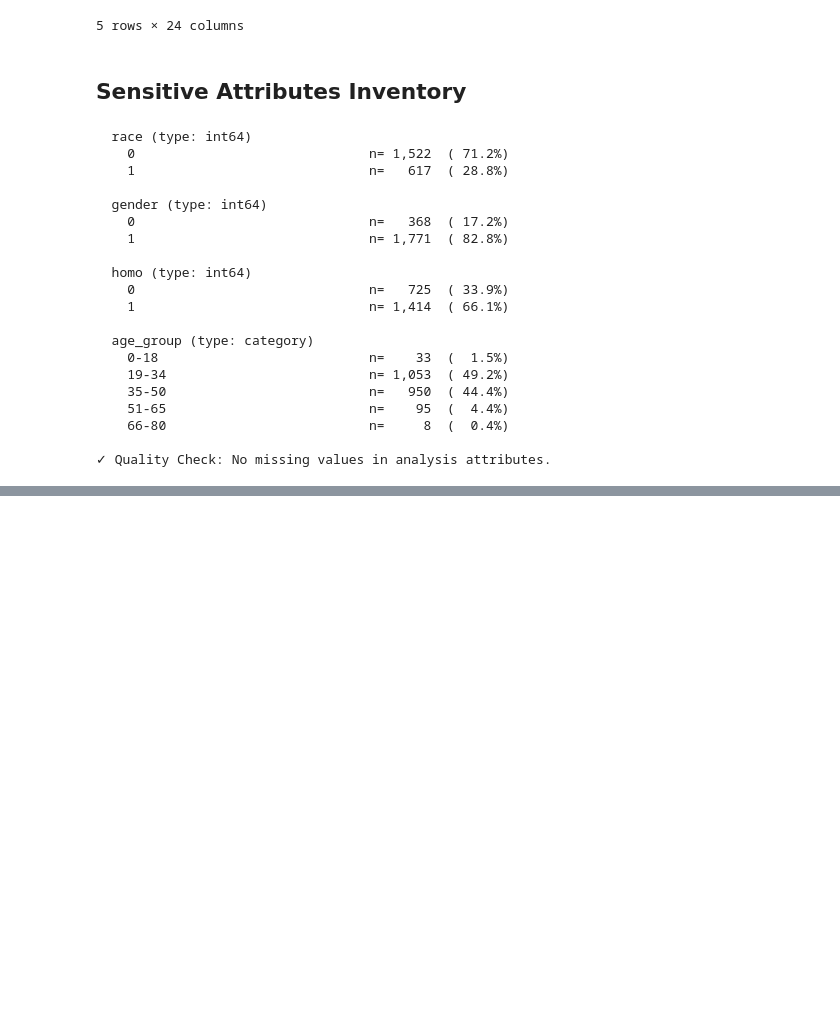
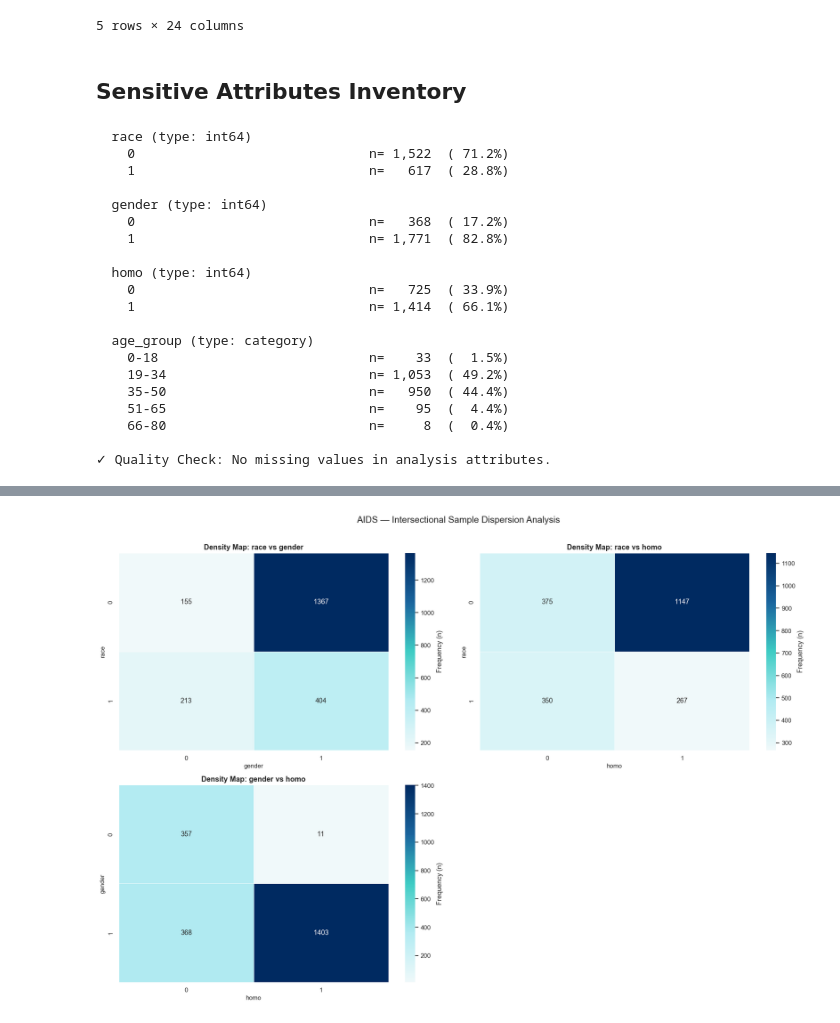
Before and after one commit to asvarella/intersectional-bias-fairness-healthcare, a Jupyter notebook: notebooks/aids_intersectional_analysis.ipynb, the cells around one changed output, grey strips where cells are left out. Drawn from its saved outputs; the diff is of its cells as text; code cells hidden in the pictures; blank space fills up the shorter version.

Commit message:
end of experiment block 2

```diff
--- a/notebooks/aids_intersectional_analysis.ipynb
+++ b/notebooks/aids_intersectional_analysis.ipynb
@@ -22,6 +22,7 @@ import os
 sys.path.append(os.path.abspath("../utils"))
 from config import DATA_PATH
 
+DATASET_NAME = "AIDS"
 # Target variable = censoring indicator (cid). 1 means death, 0 means censored
 # already renamed cid to target in pre-processed table
 TARGET_COL = "target"
@@ -31,13 +32,14 @@ FAVORABLE_LABEL = 0
 SENSITIVE_ATTRS = ["race", "gender", "homo"]
 
 # Privileged subgroups
+# In the context of this study, privileged groups comprise the majority of existing samples
 PRIVILEGED =  {
     "gender": 1, # male
     "race": 0, # white
-    "homo": 1 # yes?
+    "homo": 1 # yes
 }
 
-MIN_SUBGROUP_COUNT = 80
+MIN_SUBGROUP_COUNT = 60
 # %% [markdown]
 ### Visual configurations
 # %%
@@ -220,0 +234,84 @@ else:
+# %%
+import itertools
+import math
+import os
+
+# Exhaustive pair generation
+# Identity intersections (sensitive x sensitive)
+sens_pairs = list(itertools.combinations(SENSITIVE_ATTRS, 2))
+
+print(f"{'='*75}")
+print(f"  INTERSECTIONAL VIABILITY SCANNER — AIDS")
+print(f"{'='*75}")
+print(f"  Minimum Threshold (n): {MIN_SUBGROUP_COUNT}")
+print(f"  Total combinations tested: {len(sens_pairs)}\n")
+
+viability_records = []
+
+for attr_a, attr_b in sens_pairs:
+    # Cross-tabulation
+    ct = pd.crosstab(df_pp[attr_a], df_pp[attr_b])
+
+    total_subgroups = ct.size
+    min_n_found= int(ct.values.min())
+
+    # Viability Criterion: cells meeting the threshold
+    viable_cells = (ct >= MIN_SUBGROUP_COUNT).sum().sum()
+    viability_pct = (viable_cells / total_subgroups) * 100
+
+    # Verdict definition
+    if viability_pct == 100:
+        verdict = "FULL ✅"
+    elif viability_pct >= 50:
+        verdict = "PARTIAL ⚠️"
+    else:
+        verdict = "CRITICAL ❌"
+
+    viability_records.append({
+        "Intersection Pair": f"{attr_a} × {attr_b}",
+        "Subgroups": total_subgroups,
+        "Min N": min_n_found,
+        "Viability (%)": f"{viability_pct:.1f}%",
+        "Verdict": verdict
+    })
+
+# Display Summary Table
+summary_df = pd.DataFrame(viability_records)
+print(summary_df.to_string(index=False))
+
+# Visualization
+plot_pairs = sens_pairs
+n_plot = len(plot_pairs)
+n_cols = 2
+n_rows = math.ceil(n_plot / n_cols)
+
+fig, axes = plt.subplots(n_rows, n_cols, figsize=(18, 6 * n_rows))
+axes = axes.flatten()
+
+
+for i, (attr_a, attr_b) in enumerate(plot_pairs):
+    ct = pd.crosstab(df_pp[attr_a], df_pp[attr_b])
+
+    # Heatmap using Lab Palette and Wilson-ready annotations
+    sab.heatmap(ct, annot=True, fmt="d", cmap=LAB_CMAP, ax=axes[i],
+                linewidths=0.5, cbar_kws={"label": "Frequency (n)"})
+
+    axes[i].set_title(f"Density Map: {attr_a} vs {attr_b}", fontsize=13, fontweight='bold')
+    axes[i].set_xlabel(attr_b, fontsize=11)
+    axes[i].set_ylabel(attr_a, fontsize=11)
+
+# Clean empty axes
+for j in range(i + 1, len(axes)):
+    fig.delaxes(axes[j])
+
+plt.suptitle(f"{DATASET_NAME} — Intersectional Sample Dispersion Analysis", fontsize=16, y=1.01)
+plt.tight_layout()
+
+# ── 4. Automatic Figure Saving ─────────────────────────────────────────────
+file_name = f"{DATASET_NAME.replace(' ','_')}_block2_viability_analysis.png"
+save_path = DATA_PATH / "intersectional_analysis"
+plt.savefig(save_path, bbox_inches="tight", dpi=300)
+
+print(f"\n✓ Analysis complete. Figure saved at: {save_path}")
+plt.show()
+# %% [output]
@@ -220,0 +330 @@ else:
+[figure, added]
```
Also changed, not shown: parts of 2 cells of this notebook, 1 other file.
